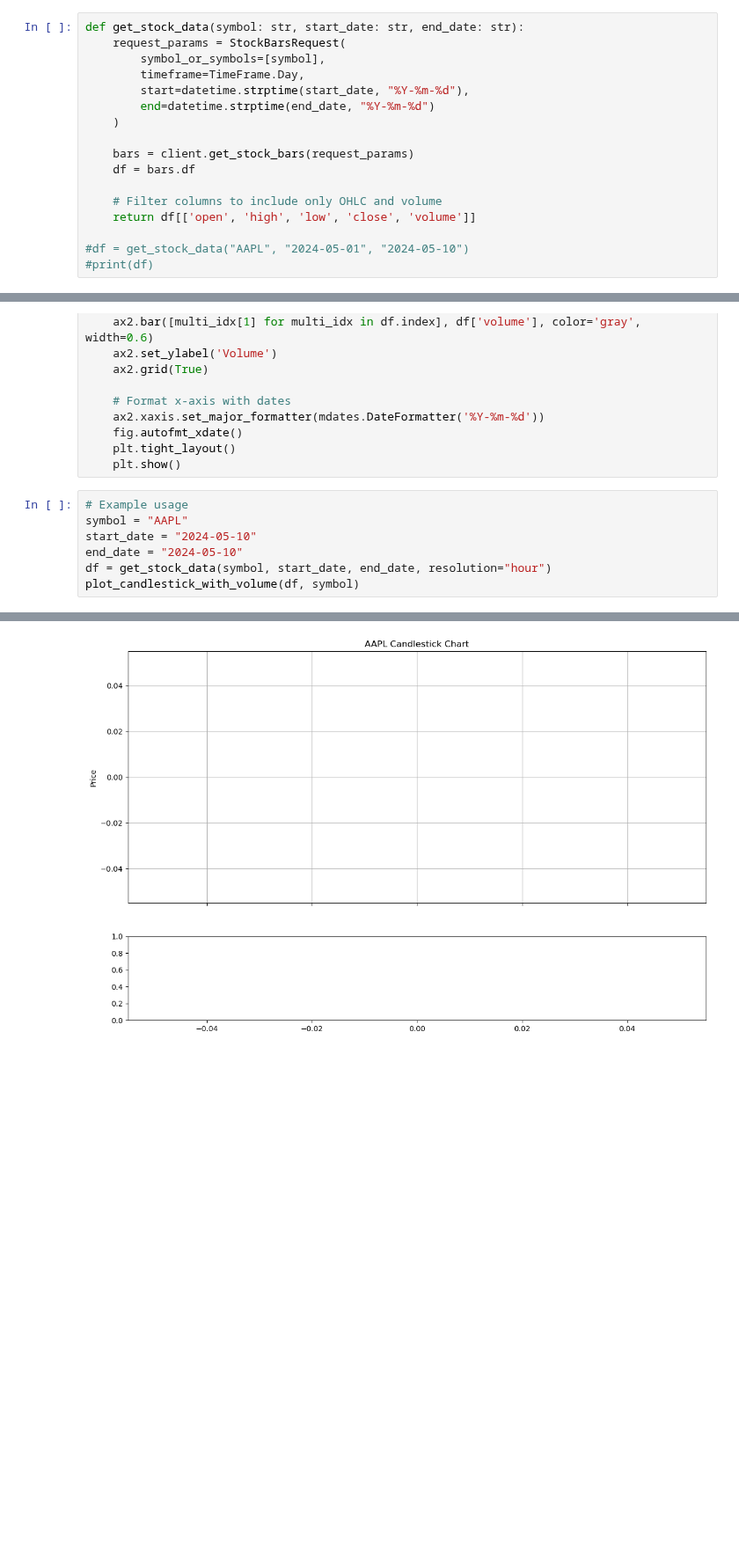
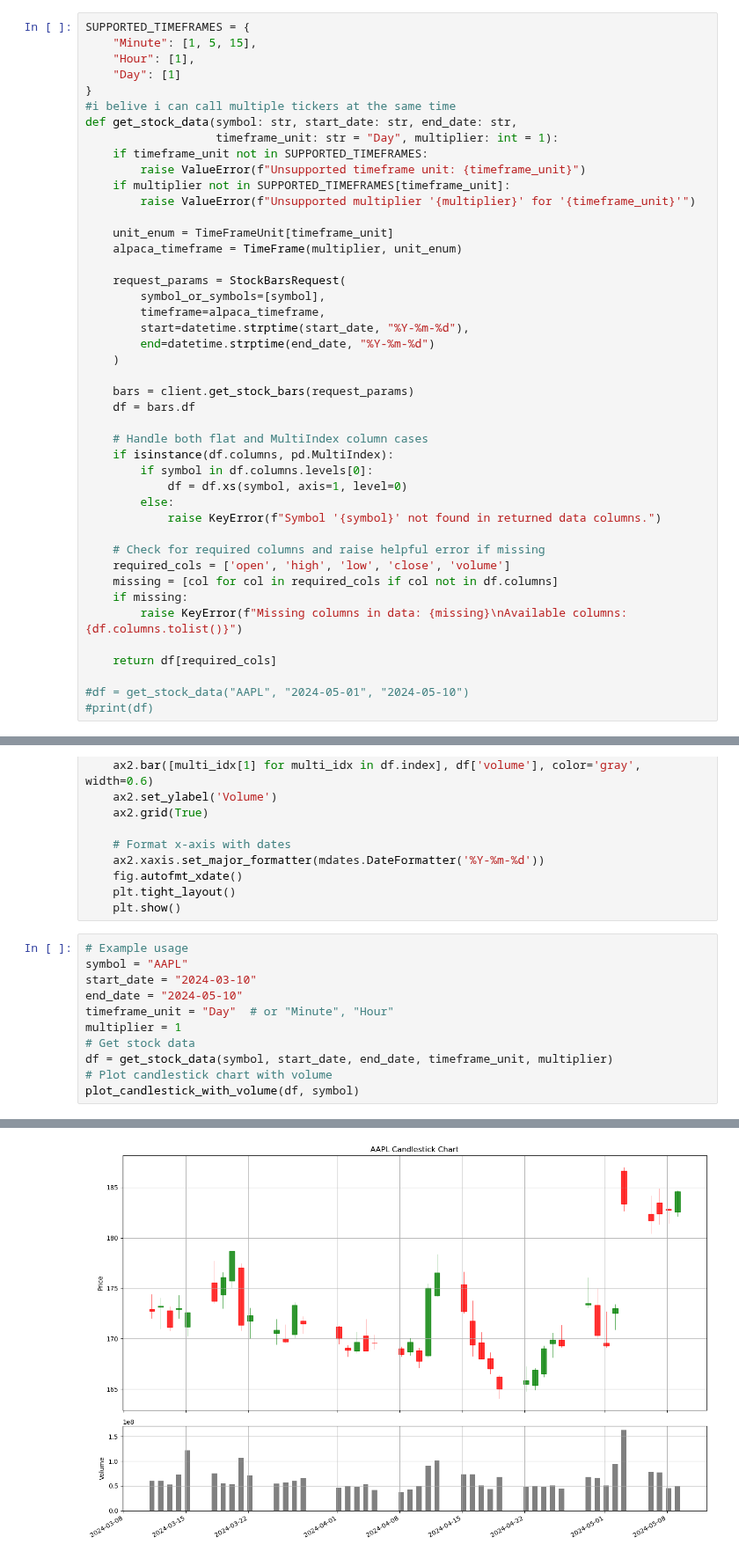
Before and after one commit to Code-For-3/Trading-for-Dummies, a Jupyter notebook: Get_stock_data.ipynb, the cells around one changed output, grey strips where cells are left out. Shown at 88% size. Cells and saved outputs as stored; diff of their text form; blank space fills up the shorter version.

Commit message:
any timeframe historical data charts

```diff
--- a/Get_stock_data.ipynb
+++ b/Get_stock_data.ipynb
@@ -17,10 +18,25 @@ API_SECRET = "mPNf9KoilrmoMdz4MedQdeaZWxda3D1YjgCIJbjd"
 
 client = StockHistoricalDataClient(API_KEY, API_SECRET)
 # %%
-def get_stock_data(symbol: str, start_date: str, end_date: str):
+SUPPORTED_TIMEFRAMES = {
+    "Minute": [1, 5, 15],
+    "Hour": [1],
+    "Day": [1]
+}
+#i belive i can call multiple tickers at the same time
+def get_stock_data(symbol: str, start_date: str, end_date: str,
+                   timeframe_unit: str = "Day", multiplier: int = 1):
+    if timeframe_unit not in SUPPORTED_TIMEFRAMES:
+        raise ValueError(f"Unsupported timeframe unit: {timeframe_unit}")
+    if multiplier not in SUPPORTED_TIMEFRAMES[timeframe_unit]:
+        raise ValueError(f"Unsupported multiplier '{multiplier}' for '{timeframe_unit}'")
+
+    unit_enum = TimeFrameUnit[timeframe_unit]
+    alpaca_timeframe = TimeFrame(multiplier, unit_enum)
+
     request_params = StockBarsRequest(
         symbol_or_symbols=[symbol],
-        timeframe=TimeFrame.Day,
+        timeframe=alpaca_timeframe,
         start=datetime.strptime(start_date, "%Y-%m-%d"),
         end=datetime.strptime(end_date, "%Y-%m-%d")
     )
@@ -28,8 +44,20 @@ def get_stock_data(symbol: str, start_date: str, end_date: str):
     bars = client.get_stock_bars(request_params)
     df = bars.df
 
-    # Filter columns to include only OHLC and volume
-    return df[['open', 'high', 'low', 'close', 'volume']]
+    # Handle both flat and MultiIndex column cases
+    if isinstance(df.columns, pd.MultiIndex):
+        if symbol in df.columns.levels[0]:
+            df = df.xs(symbol, axis=1, level=0)
+        else:
+            raise KeyError(f"Symbol '{symbol}' not found in returned data columns.")
+
+    # Check for required columns and raise helpful error if missing
+    required_cols = ['open', 'high', 'low', 'close', 'volume']
+    missing = [col for col in required_cols if col not in df.columns]
+    if missing:
+        raise KeyError(f"Missing columns in data: {missing}\nAvailable columns: {df.columns.tolist()}")
+
+    return df[required_cols]
 
 #df = get_stock_data("AAPL", "2024-05-01", "2024-05-10")
 #print(df)
@@ -70,8 +98,12 @@ def plot_candlestick_with_volume(df, symbol: str):
 # %%
 # Example usage
 symbol = "AAPL"
-start_date = "2024-05-10"
+start_date = "2024-03-10"
 end_date = "2024-05-10"
-df = get_stock_data(symbol, start_date, end_date, resolution="hour")
+timeframe_unit = "Day"  # or "Minute", "Hour"
+multiplier = 1
+# Get stock data
+df = get_stock_data(symbol, start_date, end_date, timeframe_unit, multiplier)
+# Plot candlestick chart with volume
 plot_candlestick_with_volume(df, symbol)
 # %% [output]
@@ -81 +110 @@ KeyError: 'volume'
-[figure, old version]
+[figure, new version]
```
Also changed, not shown: parts of 2 cells of this notebook.
